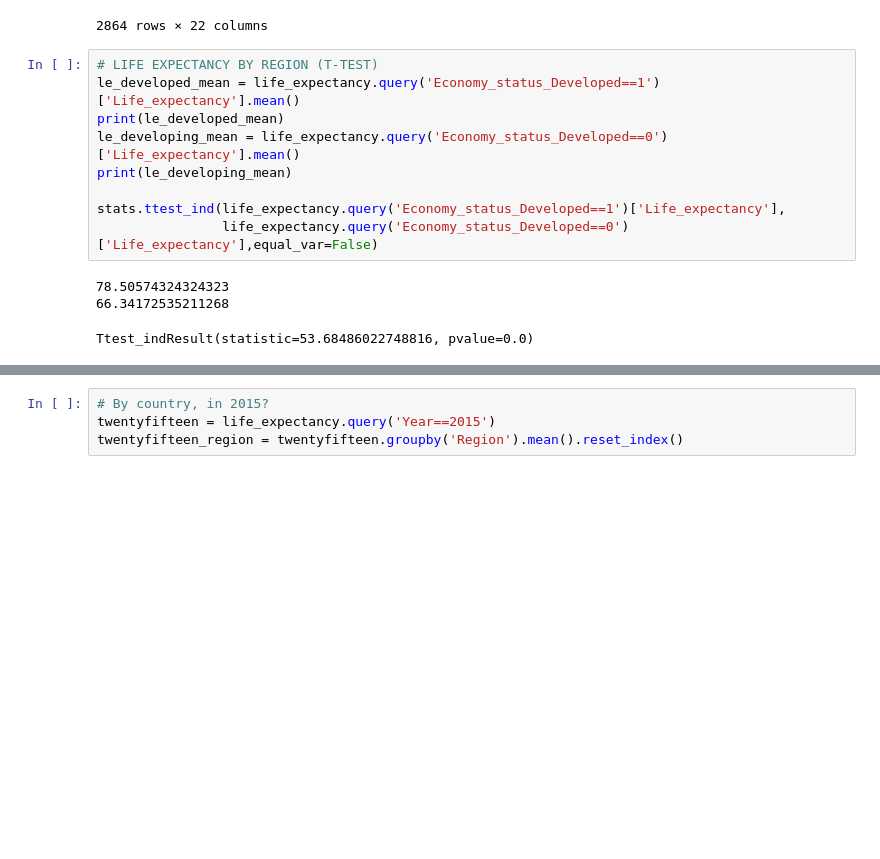
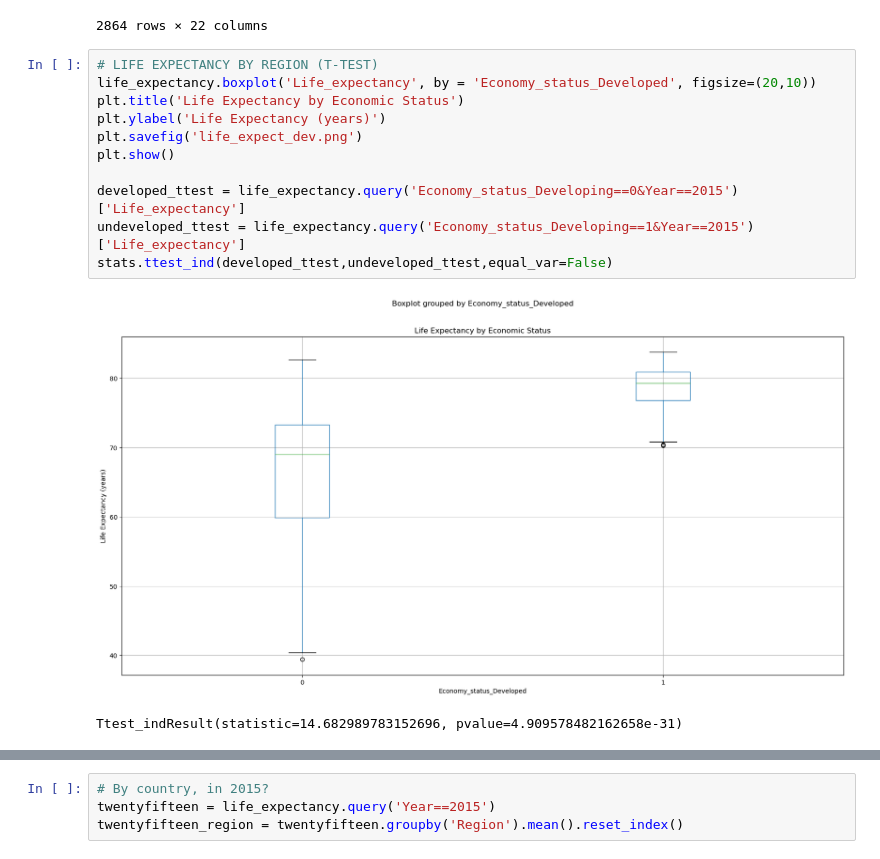
Before and after one commit to JMelendez31/Group_Project1, a Jupyter notebook: Final WorkBook.ipynb, the cells around one changed output, grey strips where cells are left out. Cells and saved outputs as stored; diff of their text form; blank space fills up the shorter version.

```diff
--- a/Final WorkBook.ipynb
+++ b/Final WorkBook.ipynb
@@ -157,15 +157,16 @@ life_expectancy
 2864 rows × 22 columns
 # %%
 # LIFE EXPECTANCY BY REGION (T-TEST)
-le_developed_mean = life_expectancy.query('Economy_status_Developed==1')['Life_expectancy'].mean()
-print(le_developed_mean)
-le_developing_mean = life_expectancy.query('Economy_status_Developed==0')['Life_expectancy'].mean()
-print(le_developing_mean)
+life_expectancy.boxplot('Life_expectancy', by = 'Economy_status_Developed', figsize=(20,10))
+plt.title('Life Expectancy by Economic Status')
+plt.ylabel('Life Expectancy (years)')
+plt.savefig('life_expect_dev.png')
+plt.show()
 
-stats.ttest_ind(life_expectancy.query('Economy_status_Developed==1')['Life_expectancy'],
-                life_expectancy.query('Economy_status_Developed==0')['Life_expectancy'],equal_var=False)
+developed_ttest = life_expectancy.query('Economy_status_Developing==0&Year==2015')['Life_expectancy']
+undeveloped_ttest = life_expectancy.query('Economy_status_Developing==1&Year==2015')['Life_expectancy']
+stats.ttest_ind(developed_ttest,undeveloped_ttest,equal_var=False)
 # %% [output]
+[figure, added]
-78.50574324324323
-66.34172535211268
+Ttest_indResult(statistic=14.682989783152696, pvalue=4.909578482162658e-31)
-Ttest_indResult(statistic=53.68486022748816, pvalue=0.0)
 # %%
```
Also changed, not shown: parts of 2 cells of this notebook, 1 other file.
